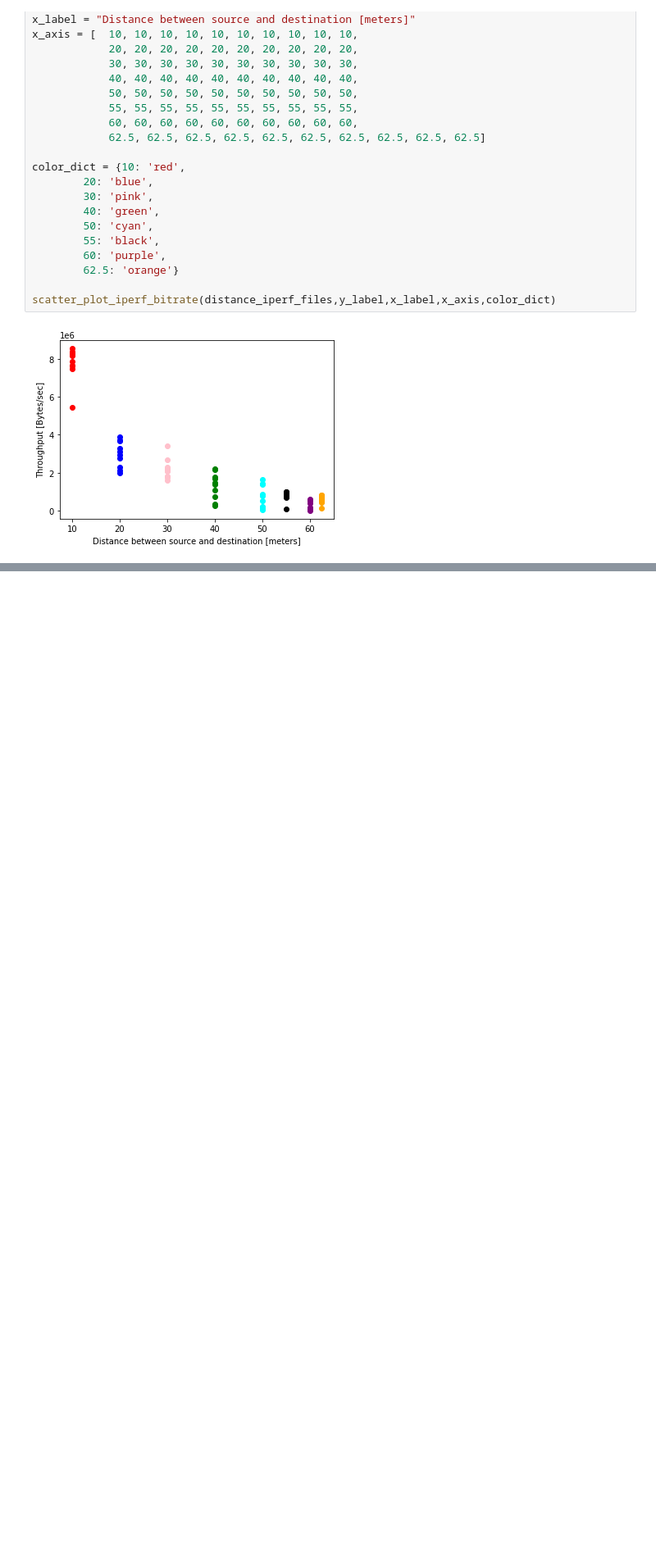
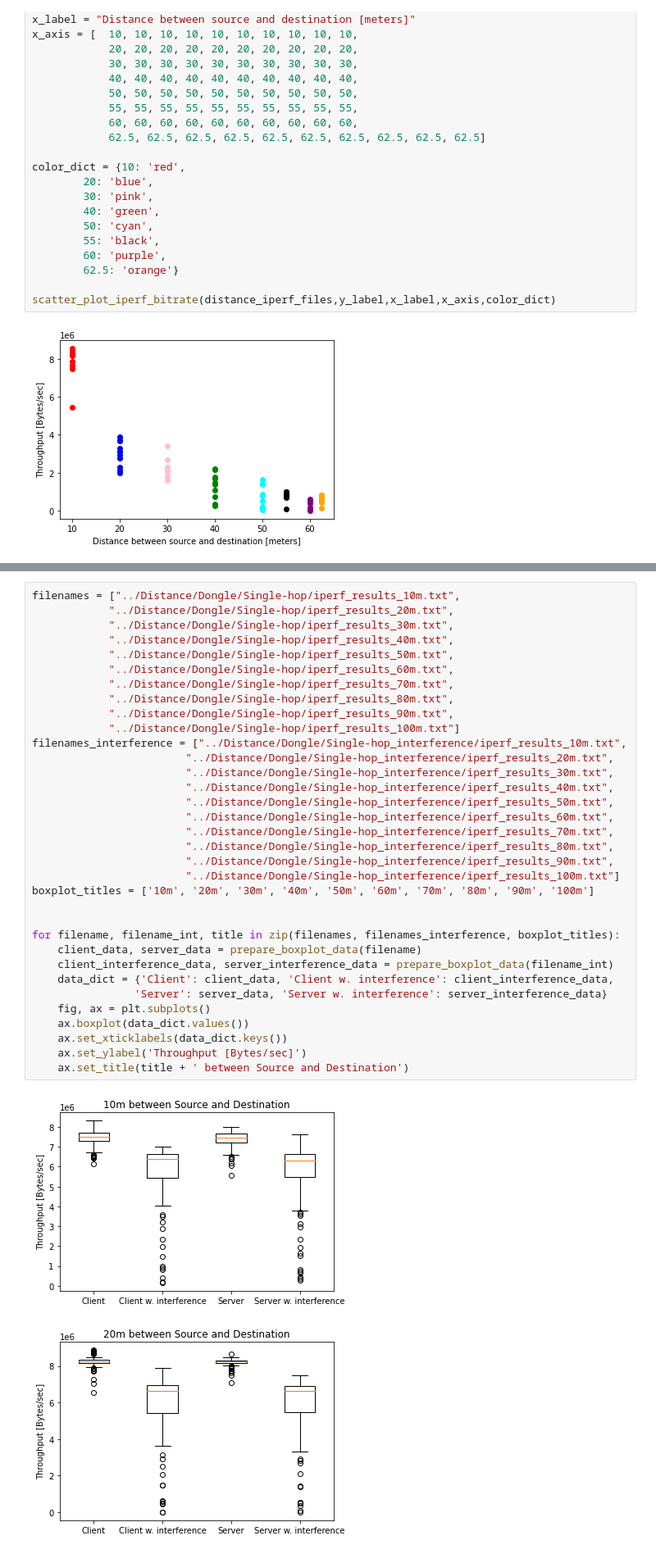
Before and after one commit to k00ziex/MastersThesis_FANETs_Fall_2022, a Jupyter notebook: Data_processing/Data_Visualization.ipynb, the cells around one changed output, grey strips where cells are left out. Shown: that part at 82% size. Saved outputs shown, nothing was run; the diff lists cells and outputs as text; blank space fills up the shorter version.

Commit message:
Added boxplotting

```diff
--- a/Data_processing/Data_Visualization.ipynb
+++ b/Data_processing/Data_Visualization.ipynb
@@ -332,0 +367,37 @@ scatter_plot_iperf_bitrate(distance_iperf_files,y_label,x_label,x_axis,color_dic
+# %%
+filenames = ["../Distance/Dongle/Single-hop/iperf_results_10m.txt",
+            "../Distance/Dongle/Single-hop/iperf_results_20m.txt",
+            "../Distance/Dongle/Single-hop/iperf_results_30m.txt",
+            "../Distance/Dongle/Single-hop/iperf_results_40m.txt",
+            "../Distance/Dongle/Single-hop/iperf_results_50m.txt",
+            "../Distance/Dongle/Single-hop/iperf_results_60m.txt",
+            "../Distance/Dongle/Single-hop/iperf_results_70m.txt",
+            "../Distance/Dongle/Single-hop/iperf_results_80m.txt",
+            "../Distance/Dongle/Single-hop/iperf_results_90m.txt",
+            "../Distance/Dongle/Single-hop/iperf_results_100m.txt"]
+filenames_interference = ["../Distance/Dongle/Single-hop_interference/iperf_results_10m.txt",
+                        "../Distance/Dongle/Single-hop_interference/iperf_results_20m.txt",
+                        "../Distance/Dongle/Single-hop_interference/iperf_results_30m.txt",
+                        "../Distance/Dongle/Single-hop_interference/iperf_results_40m.txt",
+                        "../Distance/Dongle/Single-hop_interference/iperf_results_50m.txt",
+                        "../Distance/Dongle/Single-hop_interference/iperf_results_60m.txt",
+                        "../Distance/Dongle/Single-hop_interference/iperf_results_70m.txt",
+                        "../Distance/Dongle/Single-hop_interference/iperf_results_80m.txt",
+                        "../Distance/Dongle/Single-hop_interference/iperf_results_90m.txt",
+                        "../Distance/Dongle/Single-hop_interference/iperf_results_100m.txt"]
+boxplot_titles = ['10m', '20m', '30m', '40m', '50m', '60m', '70m', '80m', '90m', '100m']
+
+
+for filename, filename_int, title in zip(filenames, filenames_interference, boxplot_titles):
+    client_data, server_data = prepare_boxplot_data(filename)
+    client_interference_data, server_interference_data = prepare_boxplot_data(filename_int)
+    data_dict = {'Client': client_data, 'Client w. interference': client_interference_data,
+                'Server': server_data, 'Server w. interference': server_interference_data}
+    fig, ax = plt.subplots()
+    ax.boxplot(data_dict.values())
+    ax.set_xticklabels(data_dict.keys())
+    ax.set_ylabel('Throughput [Bytes/sec]')
+    ax.set_title(title + ' between Source and Destination')
+# %% [output]
+[figure, added]
+[figure, added]
```
Also changed, not shown: parts of 5 cells of this notebook.
